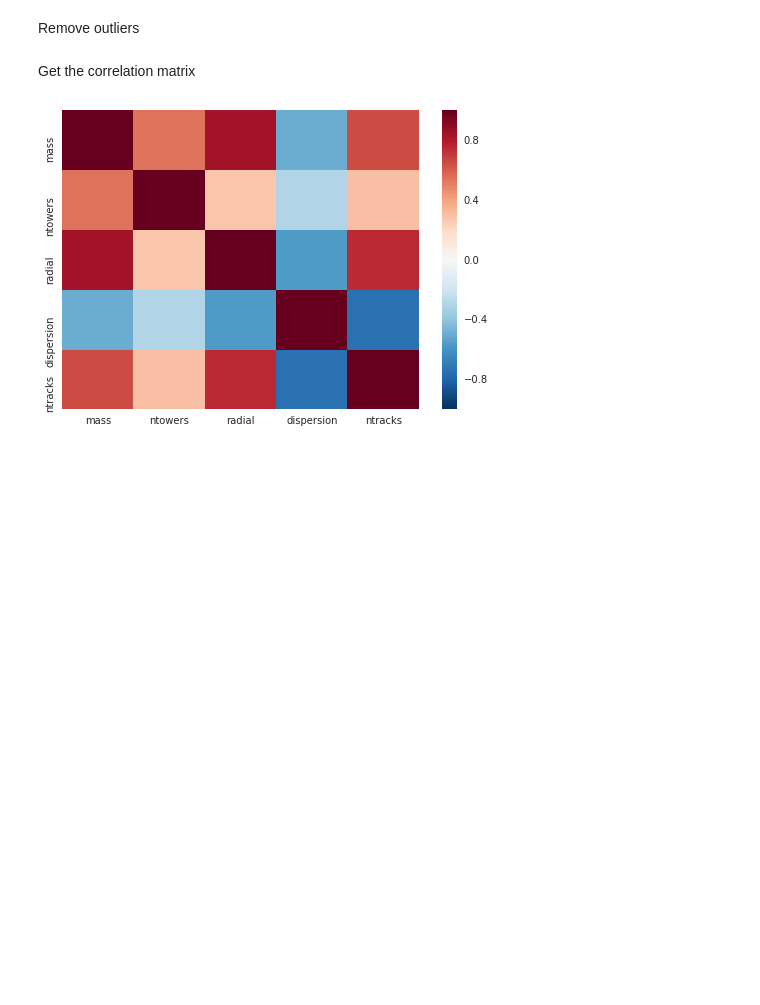
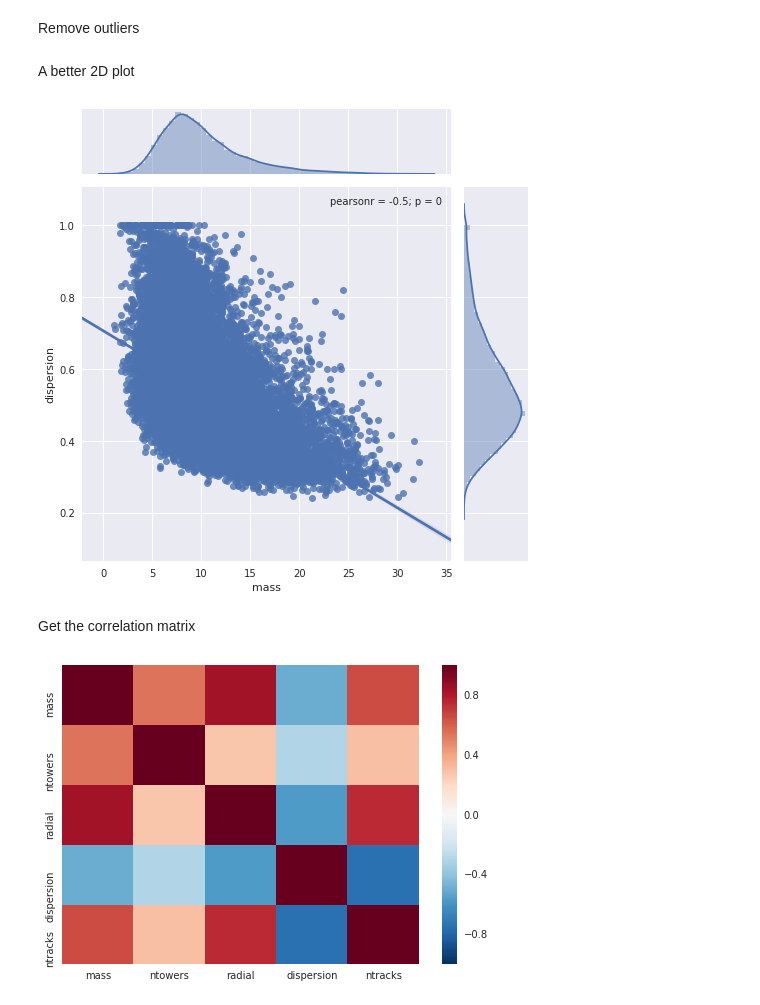
Before and after one commit to cbeiraod/LIPDataScienceSchool_2018, a Jupyter notebook: EDA.ipynb, the cells around one changed output. Saved outputs shown, nothing was run; the diff lists cells and outputs as text; code cells hidden in the pictures; blank space fills up the shorter version.

```diff
--- a/EDA.ipynb
+++ b/EDA.ipynb
@@ -250,6 +266,13 @@ dfGluons = dfGluons.drop(dfGluons.query('dispersion == 0').index.get_values())
 
 labels = pd.concat([dfQuarks['isGluon'],dfGluons['isGluon']])
 inputData = pd.concat([dfQuarks.drop('isGluon',axis=1), dfGluons.drop('isGluon',axis=1)])
+# %% [markdown]
+A better 2D plot
+# %%
+sns.jointplot(x="mass", y="dispersion", data=dfQuarks, kind = 'reg',fit_reg= True, size = 7)
+plt.show()
+# %% [output]
+[figure, added]
 # %% [markdown]
 Get the correlation matrix
 # %%
```
Also changed, not shown: parts of 5 cells of this notebook.
